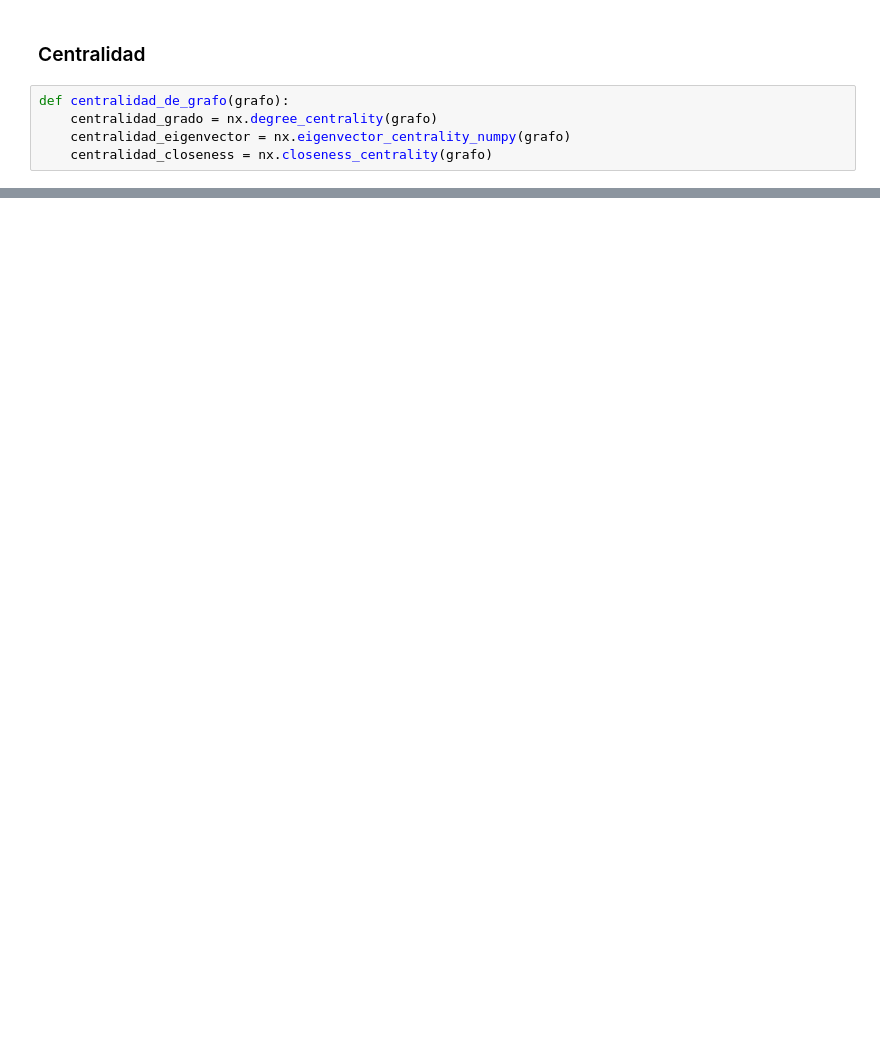
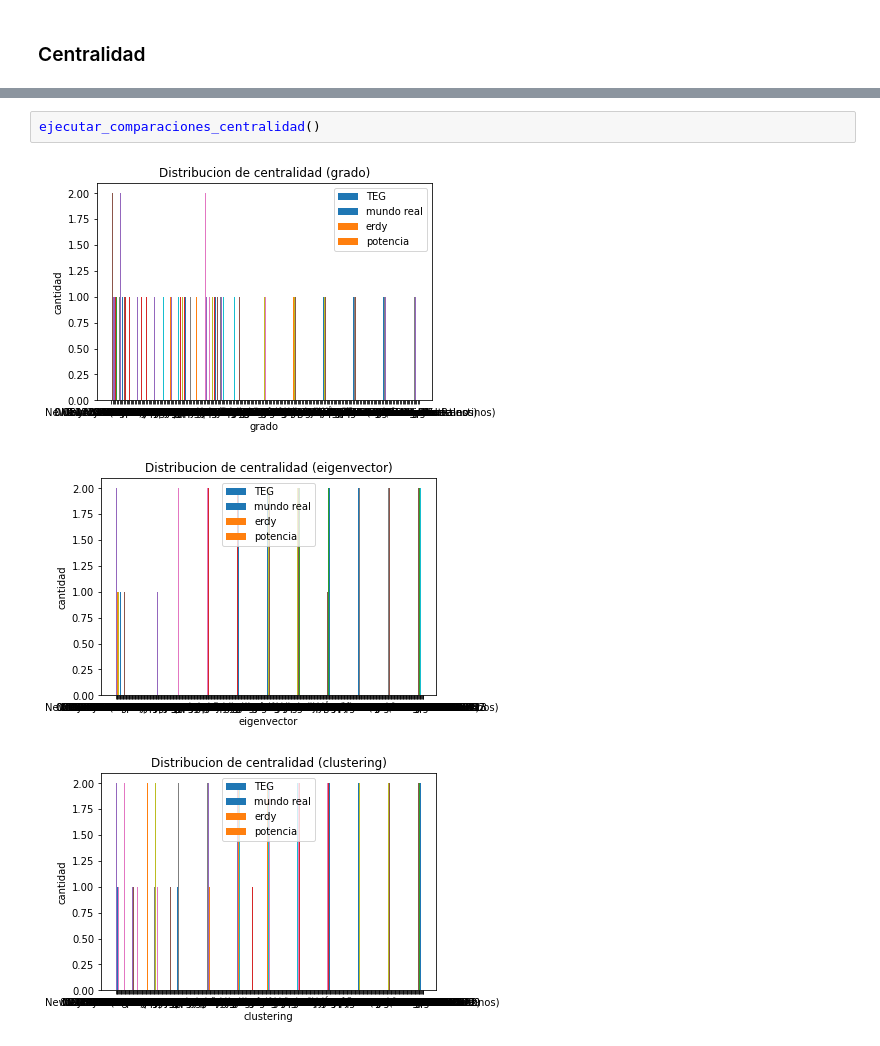
Before and after one commit to GIBelletti/TDA2Final_TEG, a Jupyter notebook: TDA2Final.ipynb, the cells around one changed output, grey strips where cells are left out. Cells and saved outputs as stored; diff of their text form; blank space fills up the shorter version.

Commit message:
centralidad
arreglar graficos

```diff
--- a/TDA2Final.ipynb
+++ b/TDA2Final.ipynb
@@ -348,7 +339,2 @@ ejecutar_comparaciones()
 # %% [markdown]
 ### Centralidad
-# %%
-def centralidad_de_grafo(grafo):
-    centralidad_grado = nx.degree_centrality(grafo)
-    centralidad_eigenvector = nx.eigenvector_centrality_numpy(grafo)
-    centralidad_closeness = nx.closeness_centrality(grafo)
@@ -356,0 +390,6 @@ array([ 0, 20, 26, 31, 25, 24, 14, 10,  5,  2,  1,  1,  0,  0,  1,  0,  1])
+# %%
+ejecutar_comparaciones_centralidad()
+# %% [output]
+[figure, added]
+[figure, added]
+[figure, added]
```
Also changed, not shown: parts of 6 cells of this notebook.
